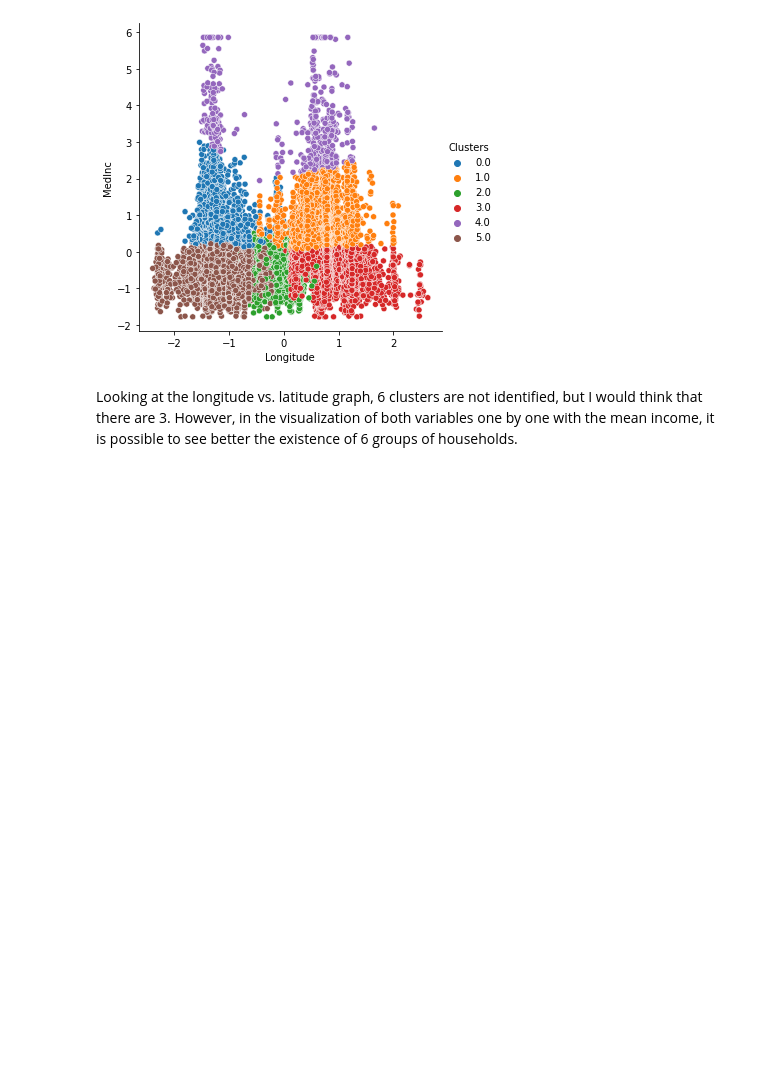
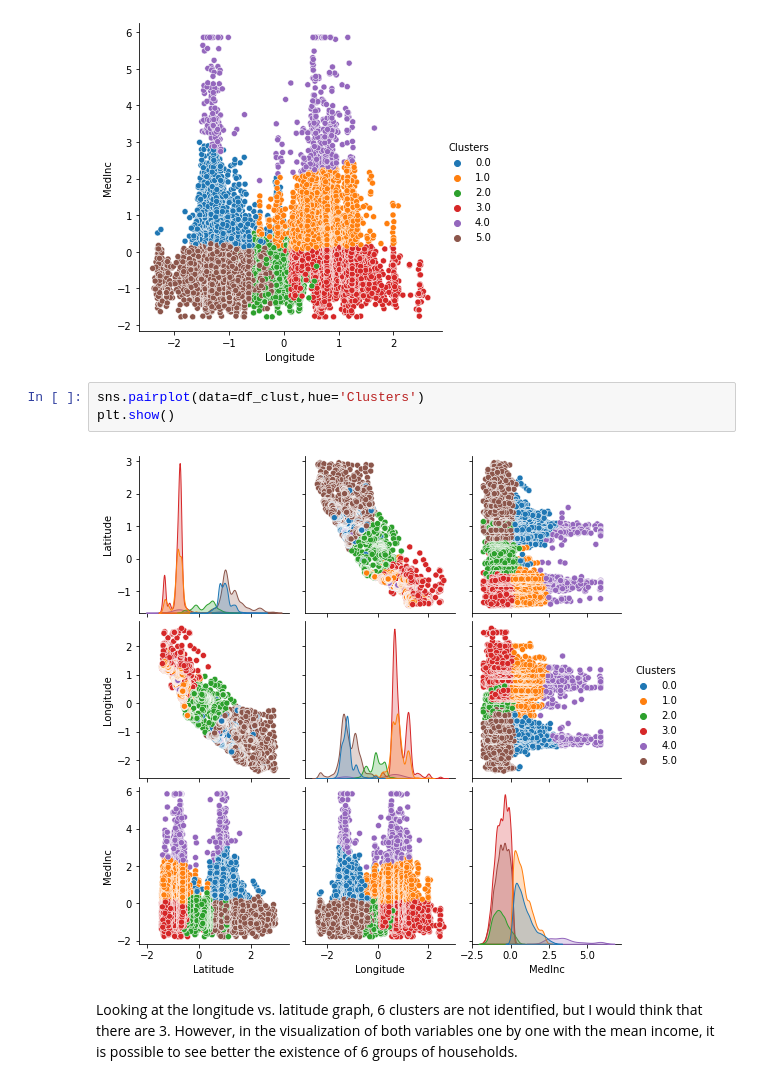
Before and after one commit to anasofiasama/K-Means, a Jupyter notebook: src/explore.ipynb, the cells around one changed output. Cells and saved outputs as stored; diff of their text form; blank space fills up the shorter version.

```diff
--- a/src/explore.ipynb
+++ b/src/explore.ipynb
@@ -158,6 +179,11 @@ plt.show()
 # %% [output]
 <Figure size 720x1080 with 0 Axes>
 [figure]
+# %%
+sns.pairplot(data=df_clust,hue='Clusters')
+plt.show()
+# %% [output]
+[figure, added]
 # %% [markdown]
 Looking at the longitude vs. latitude graph, 6 clusters are not identified, but I would think that there are 3. However, in the visualization of both variables one by one with the mean income, it is possible to see better the existence of 6 groups of households.
 # %% [markdown]
```
Also changed, not shown: parts of 4 cells of this notebook, 2 other files.
